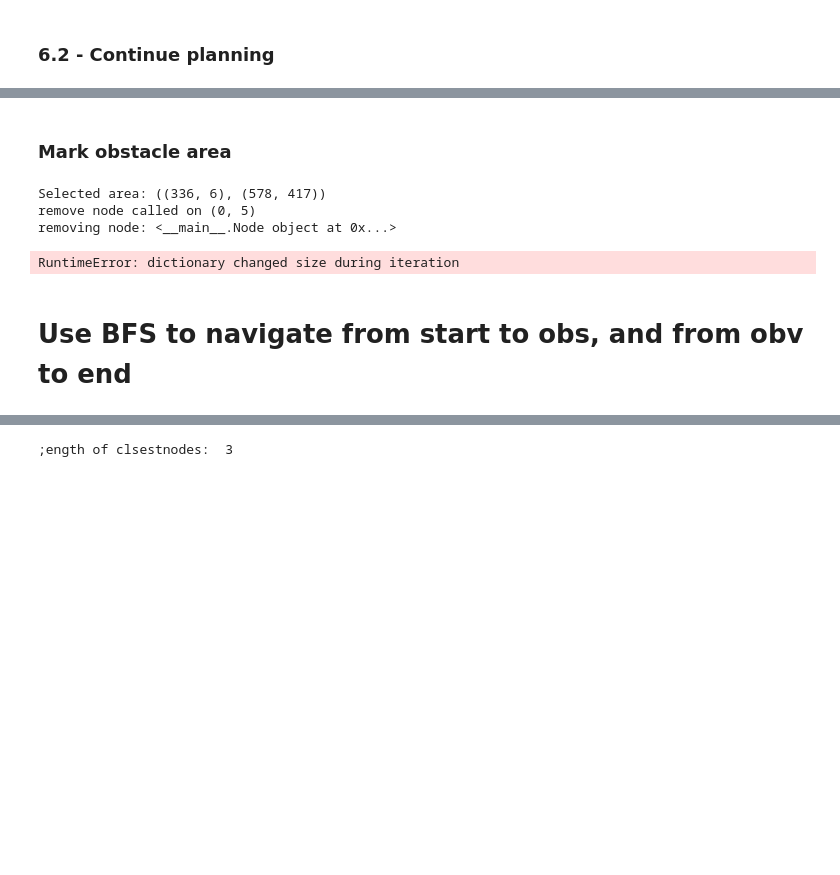
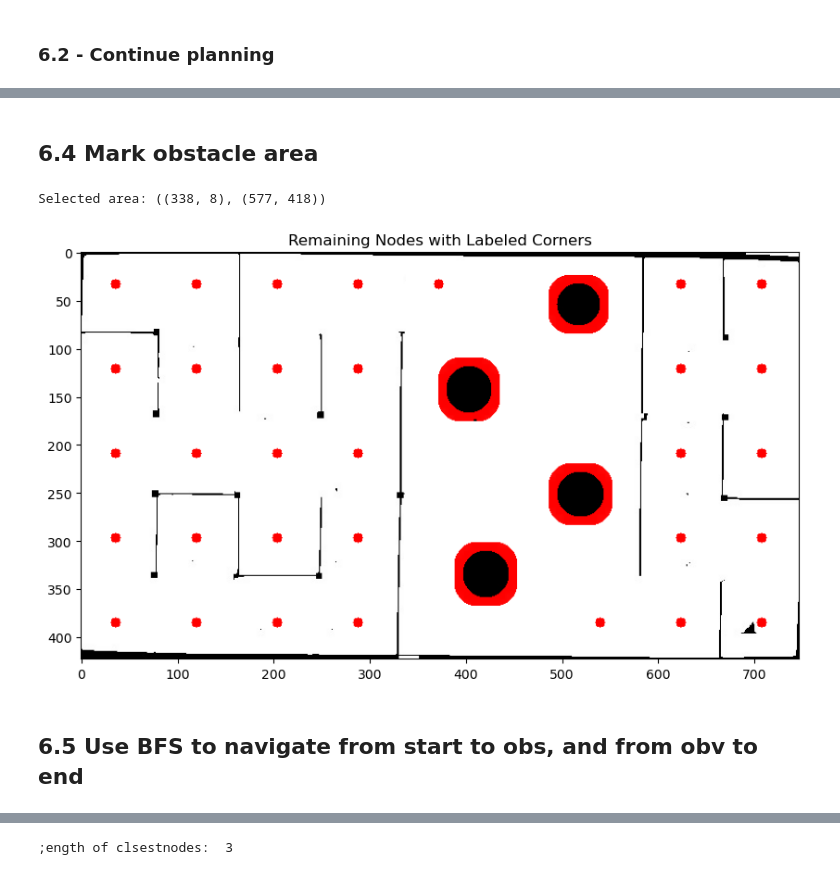
Before and after one commit to mumslayer69/micromouse3100, a Jupyter notebook: path_planning/path.ipynb, the cells around one changed output, grey strips where cells are left out. Saved outputs shown, nothing was run; the diff lists cells and outputs as text; code cells hidden in the pictures; blank space fills up the shorter version.

Commit message:
completed bfs section

```diff
--- a/path_planning/path.ipynb
+++ b/path_planning/path.ipynb
@@ -845,5 +821,5 @@ plt.show()
 # %% [markdown]
-### Mark obstacle area
+## 6.4 Mark obstacle area
 # %%
 # Function to handle mouse callback for selecting area
 def mouse_callback(event, x, y, flags, param):
@@ -874,52 +850,51 @@ cv2.destroyAllWindows()
 (start_x, start_y), (end_x, end_y) = selected_area
 
 # Remove nodes within the selected area
-remaining_nodes = []
 removedNodeIds = []
 for node in graph.nodes.values():
     x, y = node.get_point()
     # print('ecks, why = ', x, y)
     if (start_x <= x <= end_x and start_y <= y <= end_y):
         if (x, y) != prm_start_node_coords and (x, y) != prm_end_node_coords:
             removedNodeIds.append(node.get_ID())
-            continue
-    remaining_nodes.append((x, y))
 
+for nodeId in removedNodeIds:
+    graph.remove_node(nodeId)
 
-# Create a copy of the original result image
-result_with_nodes = result_rgb.copy()
+result_marked = result.copy()
 
 # expand obstacles in range
-section = result_with_nodes[start_y:end_y, start_x:end_x]
+section = result_marked[start_y:end_y, start_x:end_x]
 kernelOpening = np.ones((3, 3), np.uint8)
 kernel = np.ones((7, 7), np.uint8)
 sectionEroded = cv2.dilate(src=section, kernel=kernelOpening, iterations=3)
 sectionEroded = cv2.erode(src=sectionEroded, kernel=kernelOpening, iterations=3)
 sectionEroded = cv2.erode(src=sectionEroded, kernel=kernel, iterations=3)
 sectionR = section.copy()
 sectionR[:, :, 1] = 0
 sectionR[:, :, 2] = 0
 section = cv2.bitwise_or(sectionEroded, sectionR)
 
 # join images together
-result_with_nodes[start_y:end_y, start_x:end_x] = section
+result_marked[start_y:end_y, start_x:end_x] = section
+
+
+# Create a copy of the original result image
+result_with_nodes = result_marked.copy()
 
 # Draw the remaining nodes on the result image
-for (x, y) in remaining_nodes:
+for nodeId in graph.get_nodes():
+    x, y = graph.nodes[nodeId].get_point()
     cv2.circle(result_with_nodes, (x, y), 5, (255, 0, 0), -1)
 
 # Display the result image with the remaining nodes and labeled corners
 plt.figure(figsize=(10, 10))
 plt.imshow(result_with_nodes)
 plt.title('Remaining Nodes with Labeled Corners')
 plt.show()
-
-print(graph.nodes.keys())
 # %% [output]
-Selected area: ((336, 6), (578, 417))
-remove node called on (0, 5)
-removing node: <__main__.Node object at 0x...>
+Selected area: ((338, 8), (577, 418))
-RuntimeError: dictionary changed size during iteration
+[figure, added]
 # %% [markdown]
-# Use BFS to navigate from start to obs, and from obv to end
+## 6.5 Use BFS to navigate from start to obs, and from obv to end
 # %%
```
Also changed, not shown: parts of 7 cells of this notebook.
